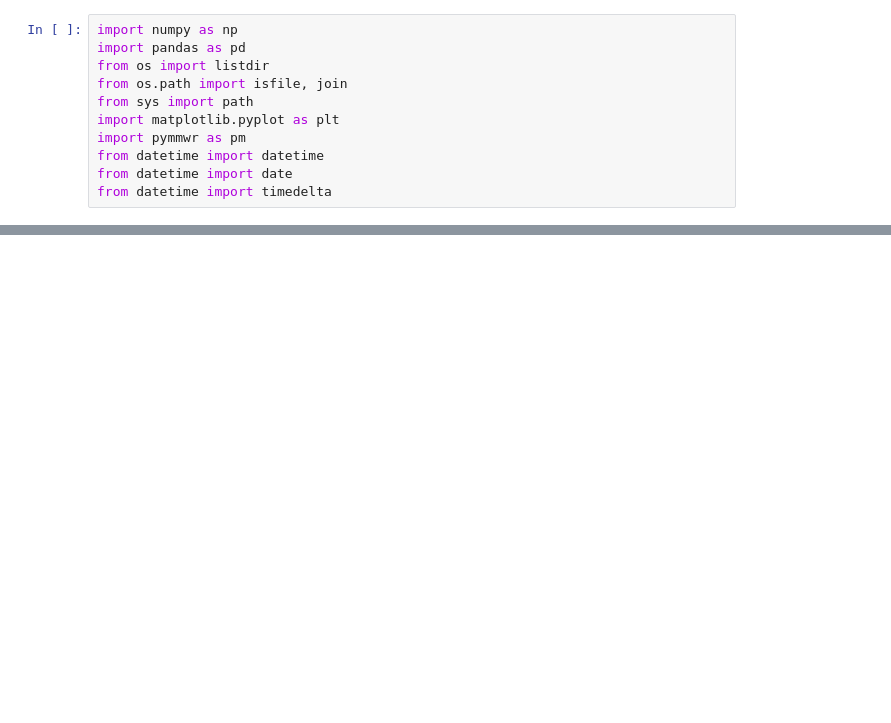
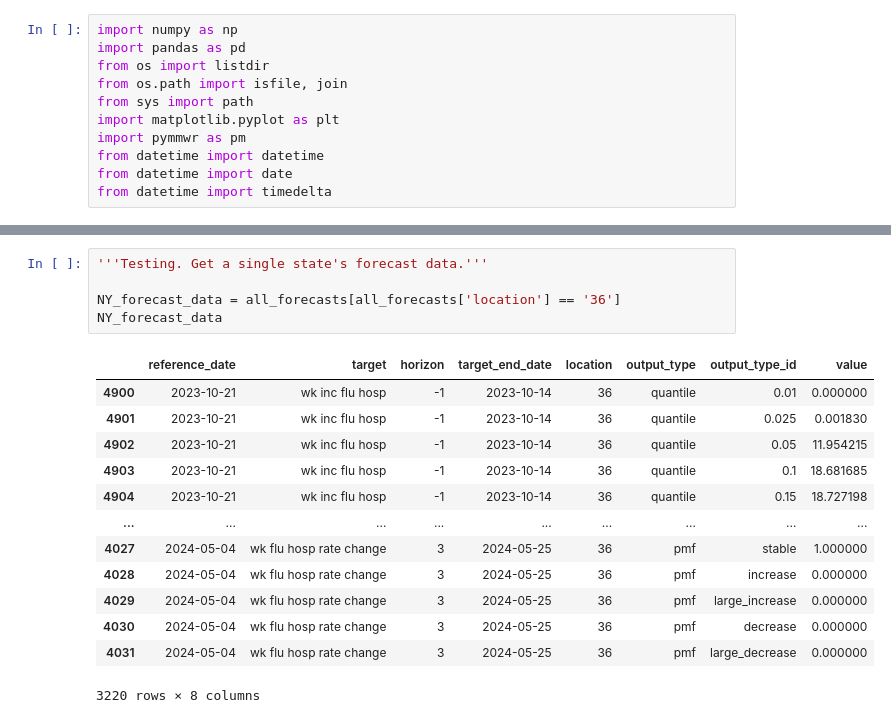
Before and after one commit to atiumcache/flu-forecast-accuracy, a Jupyter notebook: forecast_accuracy.ipynb, the cells around one changed output, grey strips where cells are left out. Saved outputs shown, nothing was run; the diff lists cells and outputs as text; blank space fills up the shorter version.

```diff
--- a/forecast_accuracy.ipynb
+++ b/forecast_accuracy.ipynb
@@ -58,0 +100,19 @@ state_actual_data.tail()
+# %%
+'''Testing. Get a single state's forecast data.'''
+
+NY_forecast_data = all_forecasts[all_forecasts['location'] == '36']
+NY_forecast_data
+# %% [output]
+|  | reference_date | target | horizon | target_end_date | location | output_type | output_type_id | value |
+| 4900 | 2023-10-21 | wk inc flu hosp | -1 | 2023-10-14 | 36 | quantile | 0.01 | 0.000000 |
+| 4901 | 2023-10-21 | wk inc flu hosp | -1 | 2023-10-14 | 36 | quantile | 0.025 | 0.001830 |
+| 4902 | 2023-10-21 | wk inc flu hosp | -1 | 2023-10-14 | 36 | quantile | 0.05 | 11.954215 |
+| 4903 | 2023-10-21 | wk inc flu hosp | -1 | 2023-10-14 | 36 | quantile | 0.1 | 18.681685 |
+| 4904 | 2023-10-21 | wk inc flu hosp | -1 | 2023-10-14 | 36 | quantile | 0.15 | 18.727198 |
+| ... | ... | ... | ... | ... | ... | ... | ... | ... |
+| 4027 | 2024-05-04 | wk flu hosp rate change | 3 | 2024-05-25 | 36 | pmf | stable | 1.000000 |
+| 4028 | 2024-05-04 | wk flu hosp rate change | 3 | 2024-05-25 | 36 | pmf | increase | 0.000000 |
+| 4029 | 2024-05-04 | wk flu hosp rate change | 3 | 2024-05-25 | 36 | pmf | large_increase | 0.000000 |
+| 4030 | 2024-05-04 | wk flu hosp rate change | 3 | 2024-05-25 | 36 | pmf | decrease | 0.000000 |
+| 4031 | 2024-05-04 | wk flu hosp rate change | 3 | 2024-05-25 | 36 | pmf | large_decrease | 0.000000 |
+3220 rows × 8 columns
```
Also changed, not shown: parts of 12 cells of this notebook.
